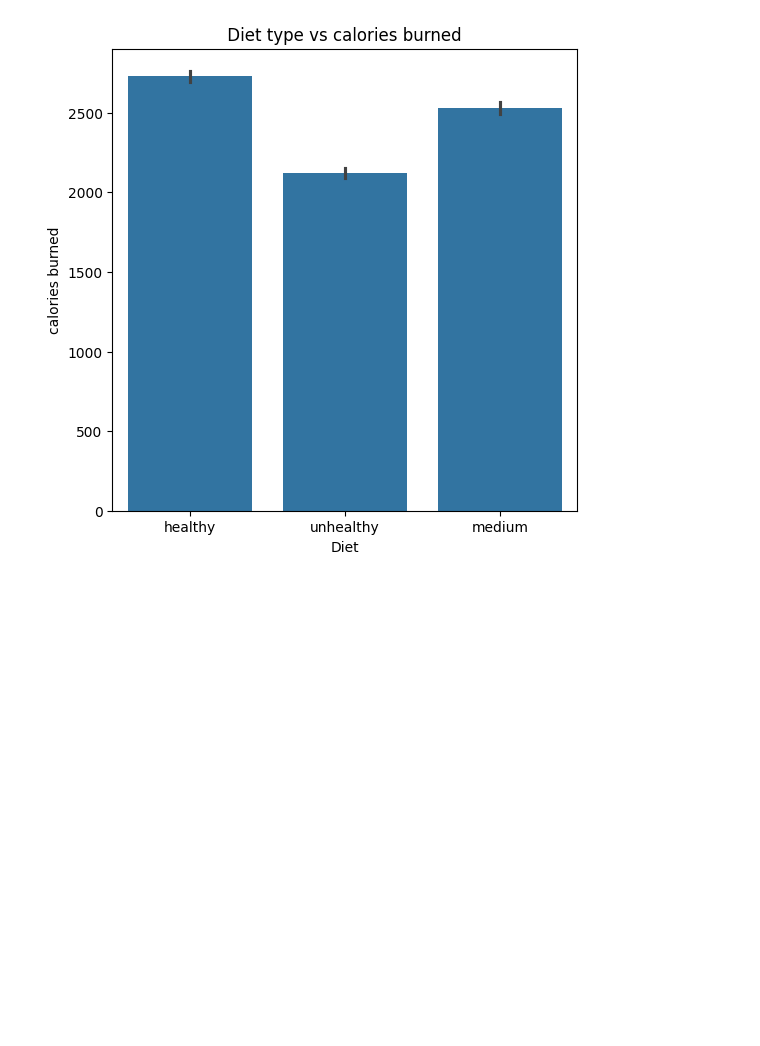
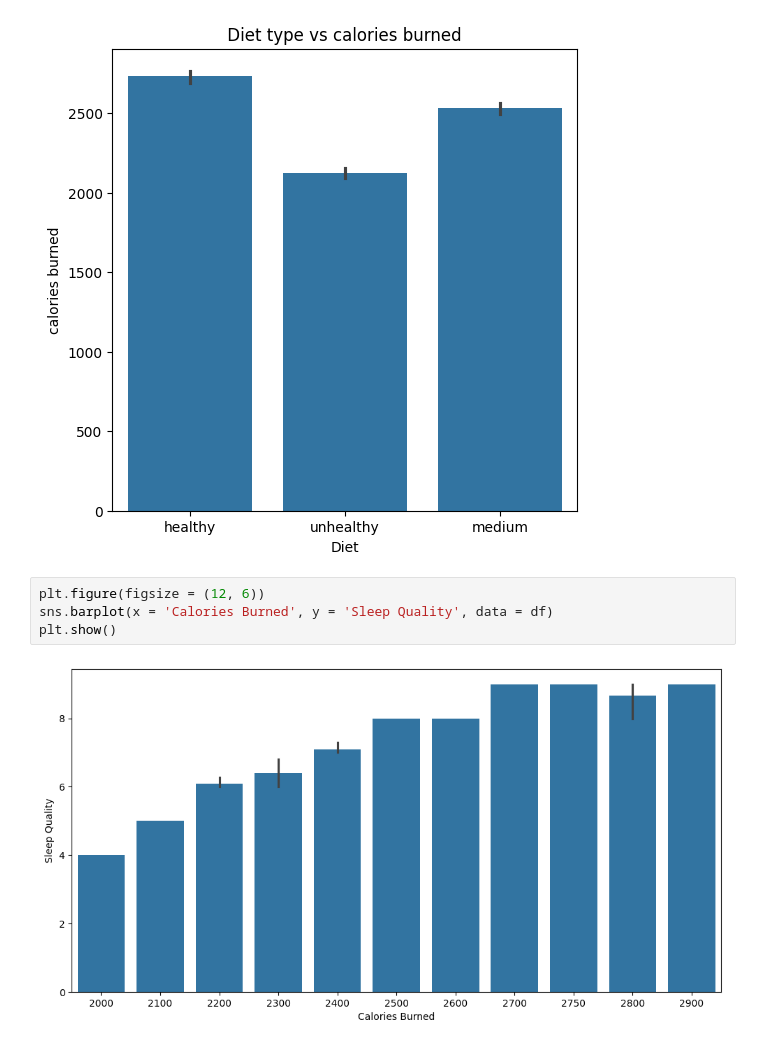
Before and after one commit to Dppzee0201/Sleep-Analysis, a Jupyter notebook: Sleep_data_Analysis.ipynb, the cells around one changed output. Cells and saved outputs as stored; diff of their text form; blank space fills up the shorter version.

```diff
--- a/Sleep_data_Analysis.ipynb
+++ b/Sleep_data_Analysis.ipynb
@@ -168,3 +175,9 @@ plt.ylabel('calories burned')
 plt.show()
 # %% [output]
 [figure]
+# %%
+plt.figure(figsize = (12, 6))
+sns.barplot(x = 'Calories Burned', y = 'Sleep Quality', data = df)
+plt.show()
+# %% [output]
+[figure, added]
```
Also changed, not shown: parts of 5 cells of this notebook.
